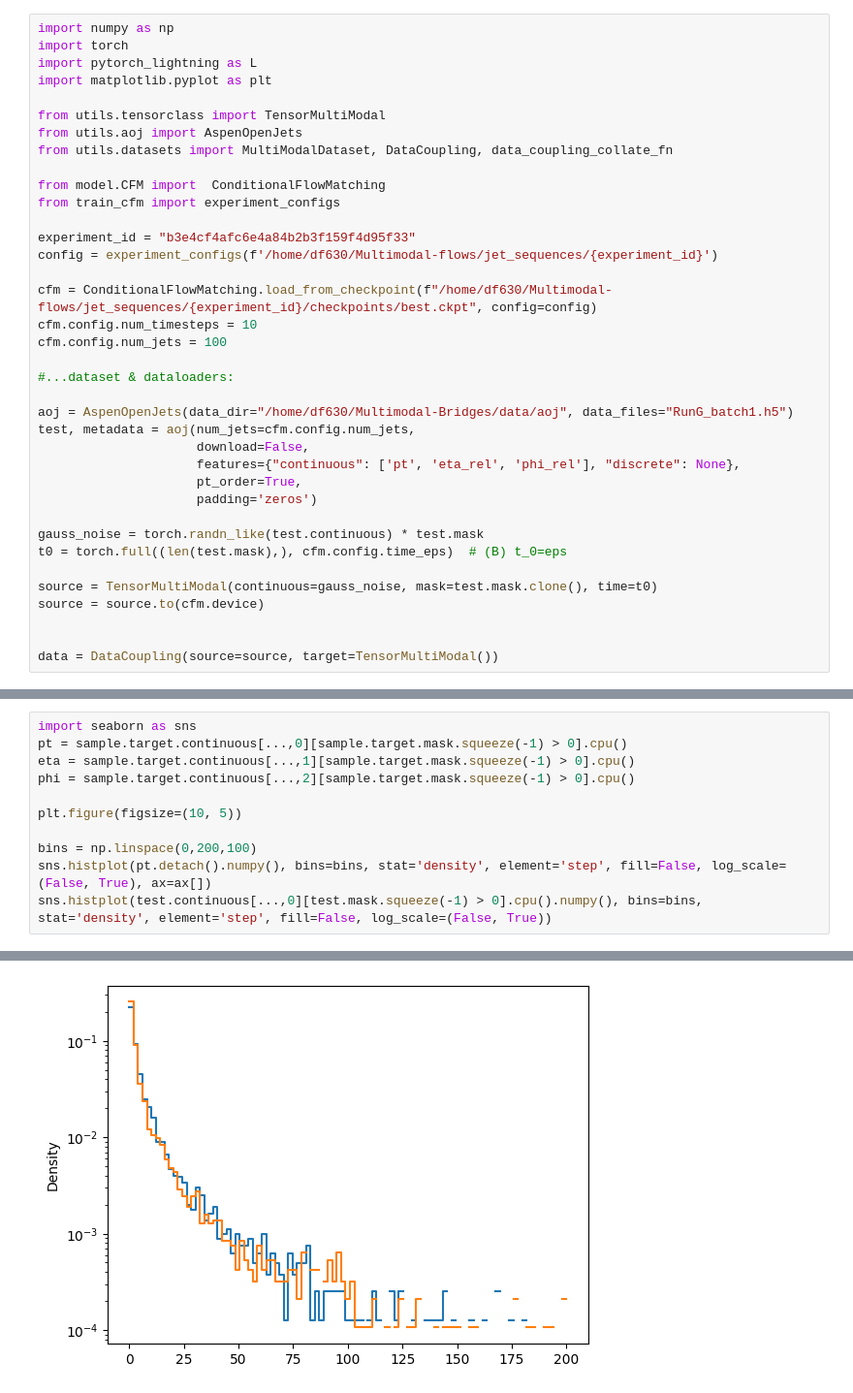
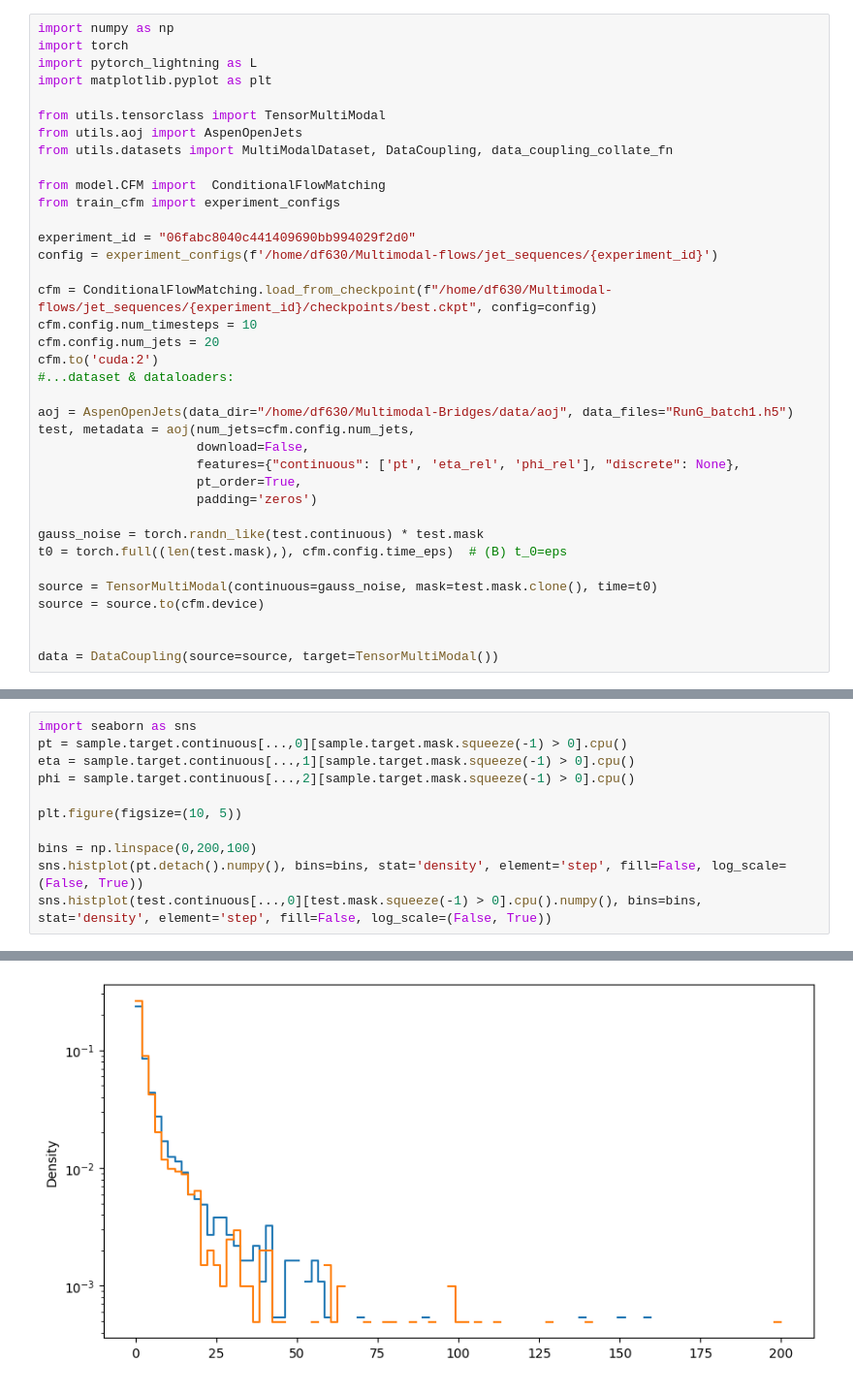
Before and after one commit to dfaroughy/Multimodal-flows, a Jupyter notebook: notebooks/CFM_results.ipynb, the cells around one changed output, grey strips where cells are left out. Shown at 97% size. Saved outputs shown, nothing was run; the diff lists cells and outputs as text.

```diff
--- a/notebooks/CFM_results.ipynb
+++ b/notebooks/CFM_results.ipynb
@@ -11,13 +107,13 @@ from utils.datasets import MultiModalDataset, DataCoupling, data_coupling_collat
 from model.CFM import  ConditionalFlowMatching
 from train_cfm import experiment_configs
 
-experiment_id = "b3e4cf4afc6e4a84b2b3f159f4d95f33"
+experiment_id = "06fabc8040c441409690bb994029f2d0"
 config = experiment_configs(f'/home/df630/Multimodal-flows/jet_sequences/{experiment_id}')
 
 cfm = ConditionalFlowMatching.load_from_checkpoint(f"/home/df630/Multimodal-flows/jet_sequences/{experiment_id}/checkpoints/best.ckpt", config=config)
 cfm.config.num_timesteps = 10
-cfm.config.num_jets = 100
-
+cfm.config.num_jets = 20
+cfm.to('cuda:2')
 #...dataset & dataloaders:
 
 aoj = AspenOpenJets(data_dir="/home/df630/Multimodal-Bridges/data/aoj", data_files="RunG_batch1.h5")
@@ -46,14 +141,14 @@ sample.target.apply_mask()
 # %%
 import seaborn as sns
 pt = sample.target.continuous[...,0][sample.target.mask.squeeze(-1) > 0].cpu()
 eta = sample.target.continuous[...,1][sample.target.mask.squeeze(-1) > 0].cpu()
 phi = sample.target.continuous[...,2][sample.target.mask.squeeze(-1) > 0].cpu()
 
 plt.figure(figsize=(10, 5))
 
 bins = np.linspace(0,200,100)
-sns.histplot(pt.detach().numpy(), bins=bins, stat='density', element='step', fill=False, log_scale=(False, True), ax=ax[])
+sns.histplot(pt.detach().numpy(), bins=bins, stat='density', element='step', fill=False, log_scale=(False, True))
 sns.histplot(test.continuous[...,0][test.mask.squeeze(-1) > 0].cpu().numpy(), bins=bins, stat='density', element='step', fill=False, log_scale=(False, True))
 # %% [output]
 <Axes: ylabel='Density'>
-[figure, old version]
+[figure, new version]
```
Also changed, not shown: parts of 38 cells of this notebook, 5 other files.
